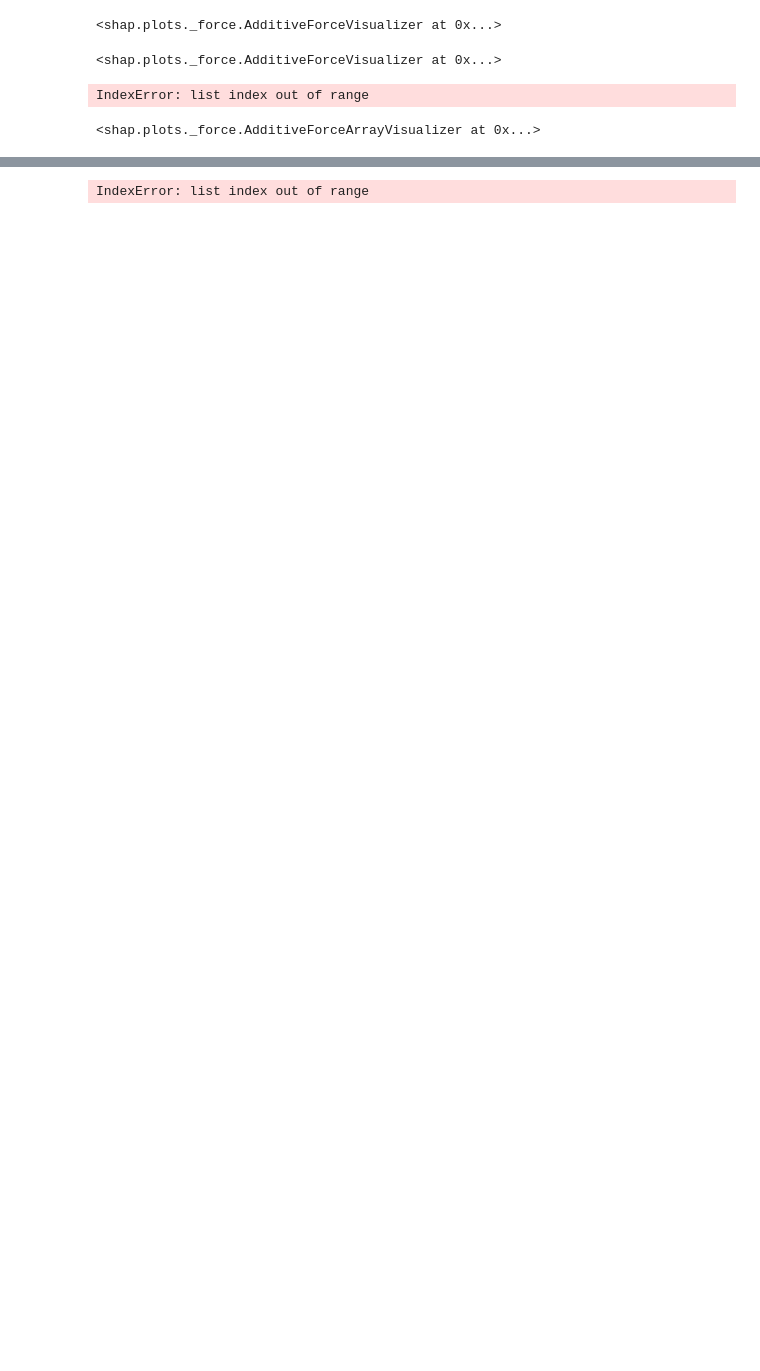
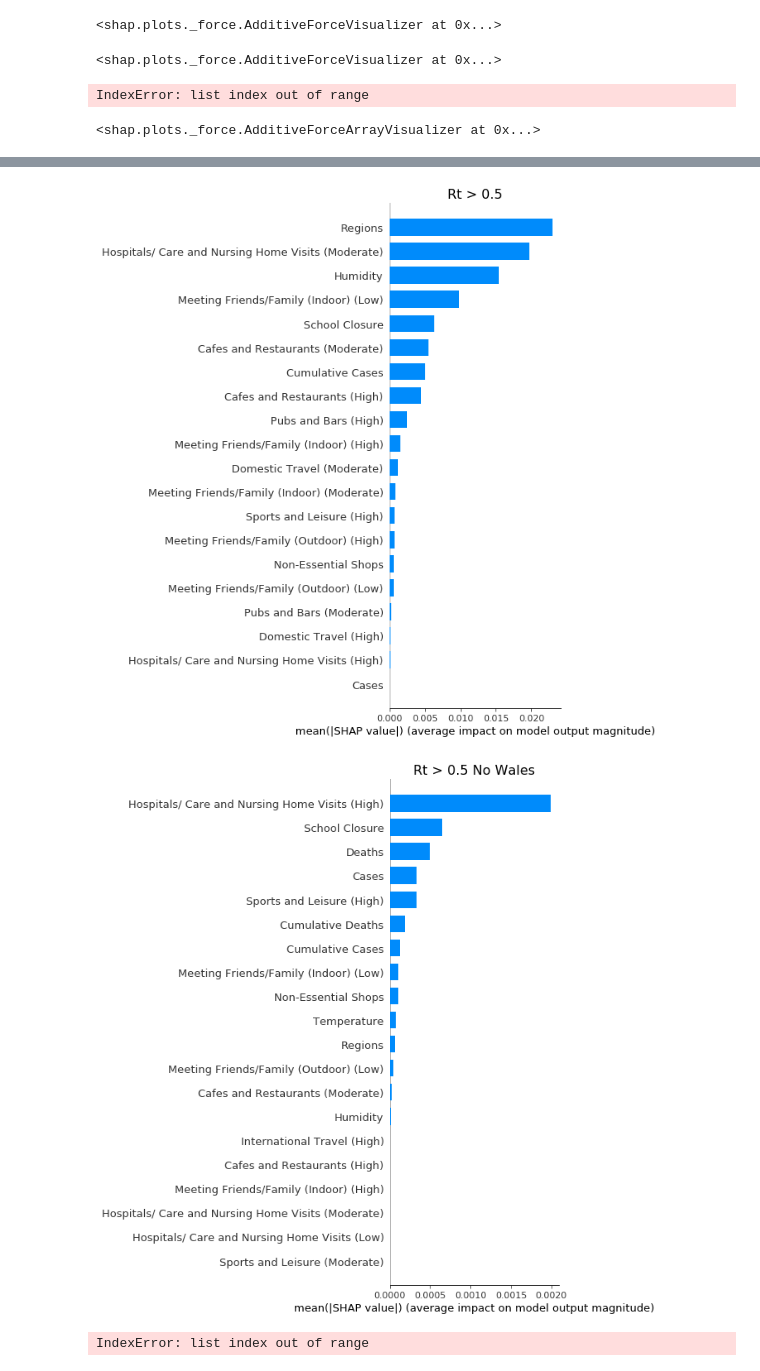
Before and after one commit to JoePanes/XAI-COVID19, a Jupyter notebook: code/machine learning/randomForestSHAP.ipynb, the cells around one changed output, grey strips where cells are left out. Saved outputs shown, nothing was run; the diff lists cells and outputs as text; code cells hidden in the pictures; blank space fills up the shorter version.

```diff
--- a/code/machine learning/randomForestSHAP.ipynb
+++ b/code/machine learning/randomForestSHAP.ipynb
@@ -153,3 +190,18 @@ shap.summary_plot(shapValues[1], trainingDataWal, plot_type="bar")
+# %%
+shap.summary_plot(shapValues[1], trainingData, plot_type="bar", show=False)
+plt.title(f"Rt > {rtNo}",{'fontsize': 16})
+plt.tight_layout()
+plt.savefig(f"{imagePathXG}{datetime.now().strftime('%d_%m_%Y_%H_%M_%S')}.png", format="png")
+plt.show()
+
+shap.summary_plot(shapValuesWal[1], trainingDataWal, plot_type="bar", show=False)
+plt.title(f"Rt > {rtNo} No Wales",{'fontsize': 16})
+plt.tight_layout()
+plt.savefig(f"{imagePathXG}No Wales{datetime.now().strftime('%d_%m_%Y_%H_%M_%S')}.png", format="png")
+plt.show()
+# %% [output]
+[figure, added]
+[figure, added]
 # %%
 shap.summary_plot(shapValues[2], trainingData, plot_type="bar")
 # %% [output]
```
Also changed, not shown: parts of 17 cells of this notebook, 4 other files.
